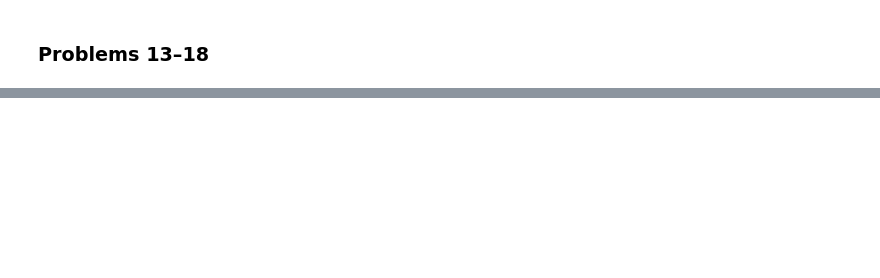
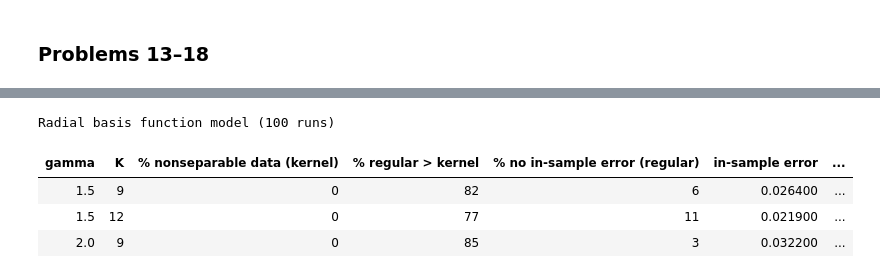
Before and after one commit to bbye98/cs156a, a Jupyter notebook: final/final.ipynb, the cells around one changed output, grey strips where cells are left out. Drawn from its saved outputs; the diff is of its cells as text; code cells hidden in the pictures; blank space fills up the shorter version.

Commit message:
Finish final exam; rework HWs 1-4, 6

```diff
--- a/final/final.ipynb
+++ b/final/final.ipynb
@@ -168,0 +156,38 @@ def regular_rbf(x, y):
+# %%
+N_runs = 100
+N_train = 100
+N_test = 1_000
+columns = ["gamma", "K", "% nonseparable data (kernel)",
+           "% regular > kernel", "% no in-sample error (regular)",
+           "in-sample error", "out-of-sample error"]
+df = pd.DataFrame(columns=columns)
+for gamma, K in [(1.5, 9), (1.5, 12), (2, 9)]:
+    clf = svm.SVC(C=np.finfo(float).max, gamma=gamma)
+    rbf = RBFRegular(gamma, K, vf=validate_binary)
+    counters = np.zeros(5, dtype=float)
+    for _ in range(N_runs):
+        x_train, y_train = generate_data(N_train, target_function_final_exam,
+                                         rng=rng)
+        x_test, y_test = generate_data(N_test, target_function_final_exam,
+                                       rng=rng)
+        clf.fit(x_train, y_train)
+        if not np.isclose(clf.score(x_train, y_train), 1):
+            counters[0] += 1
+            continue
+        E_in = rbf.train(x_train, y_train)
+        E_out = rbf.get_error(x_test, y_test)
+        counters[1:5] += (1 - clf.score(x_test, y_test) < E_out, E_in == 0,
+                          E_in, E_out)
+    counters /= N_runs
+    counters[:3] *= 100
+    df.loc[len(df)] = gamma, K, *counters
+(df.style.format("{:.1f}", subset=columns[0])
+         .format("{:.0f}", subset=columns[1:5])
+         .hide(axis="index")
+         .set_caption(f"Radial basis function model ({N_runs:,} runs)"))
+# %% [output]
+Radial basis function model (100 runs)
+| gamma | K | % nonseparable data (kernel) | % regular > kernel | % no in-sample error (regular) | in-sample error | ... |
+| 1.5 | 9 | 0 | 82 | 6 | 0.026400 | ... |
+| 1.5 | 12 | 0 | 77 | 11 | 0.021900 | ... |
+| 2.0 | 9 | 0 | 85 | 3 | 0.032200 | ... |
```
Also changed, not shown: parts of 11 cells of this notebook, 36 other files.
